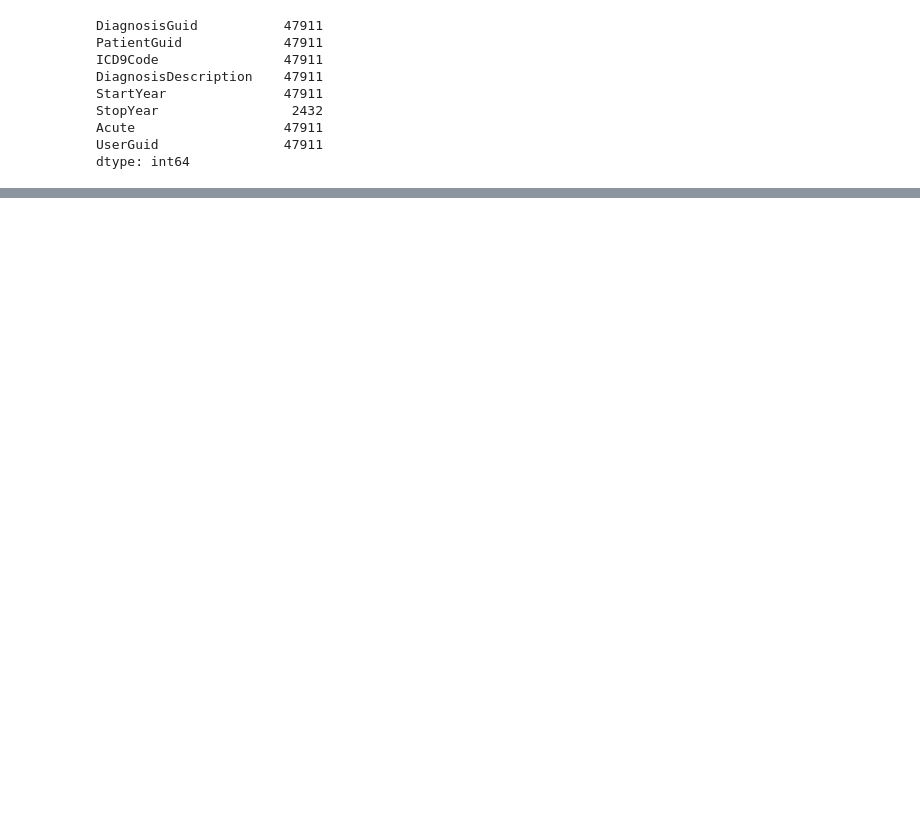
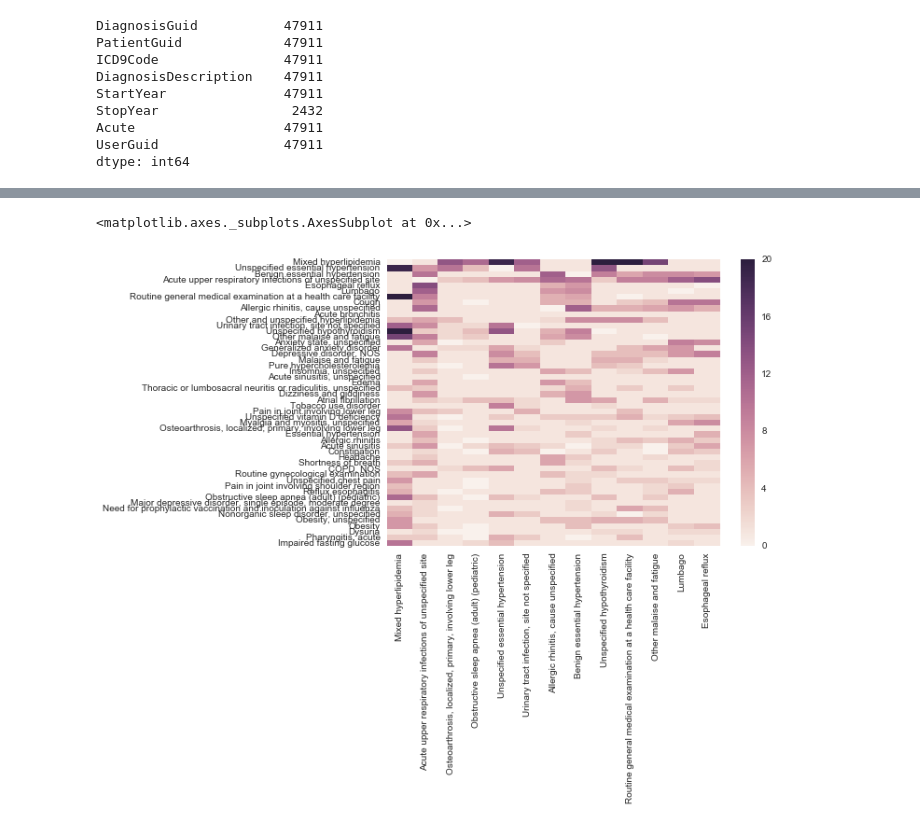
Before and after one commit to asazonov/emr2comobridities, a Jupyter notebook: explore_kaggle.ipynb, the cells around one changed output, grey strips where cells are left out. Saved outputs shown, nothing was run; the diff lists cells and outputs as text; code cells hidden in the pictures; blank space fills up the shorter version.

```diff
--- a/explore_kaggle.ipynb
+++ b/explore_kaggle.ipynb
@@ -92,0 +94,4 @@ sns.heatmap(corr, mask=mask, cmap=cmap, vmax=.3,
+# %%
+corr_short = corr
+corr_short['sum'] = corr_short.sum()
+corr_short = corr.sort_values('sum', ascending=False).head(50).drop('sum',1)
@@ -92,0 +103,2 @@ sns.heatmap(corr, mask=mask, cmap=cmap, vmax=.3,
+# %%
+a = corr_short.loc[:, (corr_short > 10).any(axis=0)]
@@ -92,0 +142,5 @@ sns.heatmap(corr, mask=mask, cmap=cmap, vmax=.3,
+# %%
+sns.heatmap(a)
+# %% [output]
+<matplotlib.axes._subplots.AxesSubplot at 0x...>
+[figure, added]
```
Also changed, not shown: parts of 9 cells of this notebook, 2 other files.
